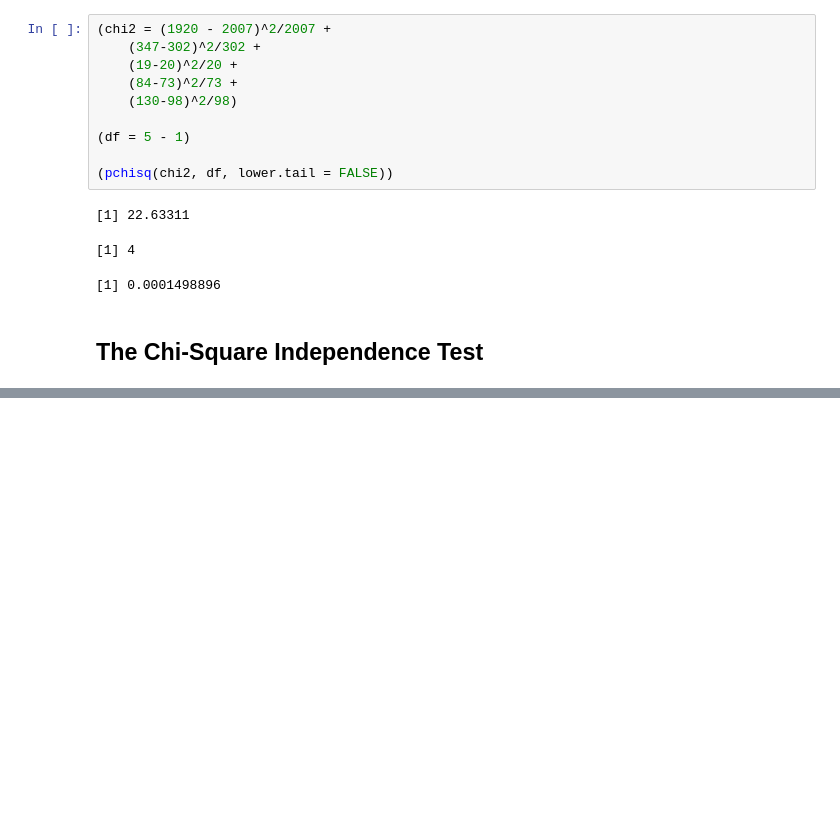
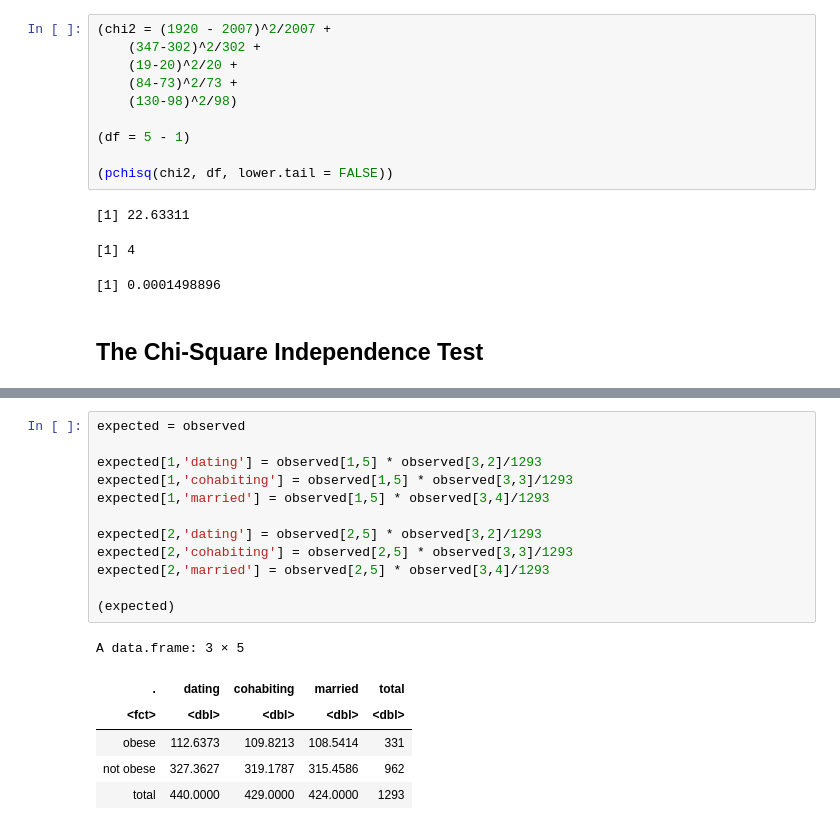
Before and after one commit to Himanshiyaduvanshi/coursera-statistics-r, a Jupyter notebook: notes/2.4.ipynb, the cells around one changed output, grey strips where cells are left out. Saved outputs shown, nothing was run; the diff lists cells and outputs as text; blank space fills up the shorter version.

```diff
--- a/notes/2.4.ipynb
+++ b/notes/2.4.ipynb
@@ -603,0 +702,19 @@ A data.frame: 6 × 4
+# %%
+expected = observed
+
+expected[1,'dating'] = observed[1,5] * observed[3,2]/1293
+expected[1,'cohabiting'] = observed[1,5] * observed[3,3]/1293
+expected[1,'married'] = observed[1,5] * observed[3,4]/1293
+
+expected[2,'dating'] = observed[2,5] * observed[3,2]/1293
+expected[2,'cohabiting'] = observed[2,5] * observed[3,3]/1293
+expected[2,'married'] = observed[2,5] * observed[3,4]/1293
+
+(expected)
+# %% [output]
+A data.frame: 3 × 5
+| . | dating | cohabiting | married | total |
+| <fct> | <dbl> | <dbl> | <dbl> | <dbl> |
+| obese | 112.6373 | 109.8213 | 108.5414 | 331 |
+| not obese | 327.3627 | 319.1787 | 315.4586 | 962 |
+| total | 440.0000 | 429.0000 | 424.0000 | 1293 |
```
Also changed, not shown: parts of 15 cells of this notebook.
